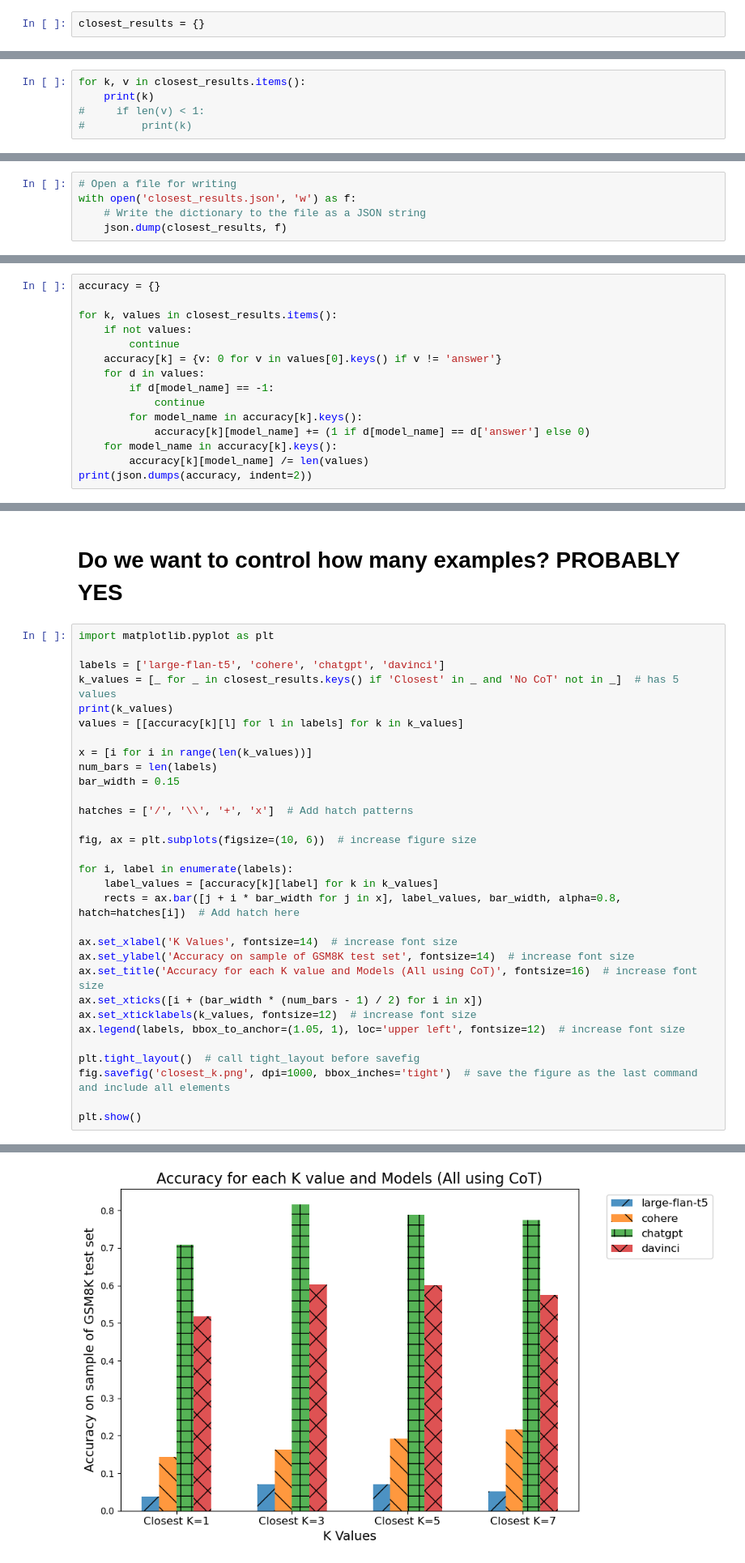
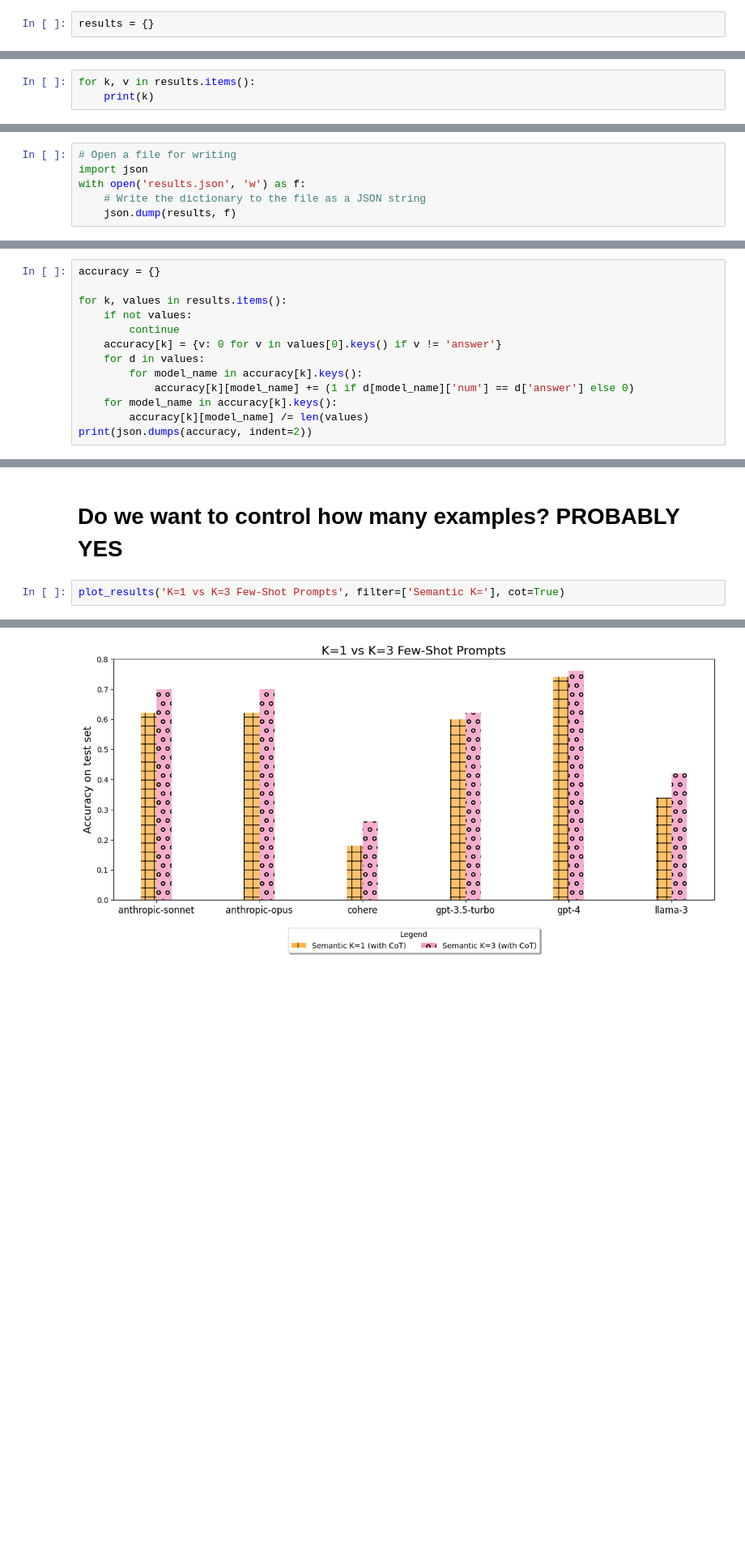
Before and after one commit to sinanuozdemir/quick-start-guide-to-llms, a Jupyter notebook: notebooks/5_adv_prompt_engineering.ipynb, the cells around one changed output, grey strips where cells are left out. Shown at 81% size. Drawn from its saved outputs; the diff is of its cells as text; blank space fills up the shorter version.

```diff
--- a/notebooks/5_adv_prompt_engineering.ipynb
+++ b/notebooks/5_adv_prompt_engineering.ipynb
@@ -996,4 +883,4 @@ gsm_sample[0]
 # %%
 import time
 # %%
-closest_results = {}
+results = {}
@@ -1162,5 +1015,3 @@ KeyboardInterrupt
 # %%
-for k, v in closest_results.items():
+for k, v in results.items():
     print(k)
-#     if len(v) < 1:
-#         print(k)
@@ -1169,5 +1029,6 @@ for k, v in closest_results.items():
 # %%
 # Open a file for writing
-with open('closest_results.json', 'w') as f:
+import json
+with open('results.json', 'w') as f:
     # Write the dictionary to the file as a JSON string
-    json.dump(closest_results, f)
+    json.dump(results, f)
@@ -1178,15 +1035,13 @@ dict_keys(['Closest K=1', 'Closest K=3', 'Closest K=5', 'Closest K=7', 'Random K
 # %%
 accuracy = {}
 
-for k, values in closest_results.items():
+for k, values in results.items():
     if not values:
         continue
     accuracy[k] = {v: 0 for v in values[0].keys() if v != 'answer'}
     for d in values:
-        if d[model_name] == -1:
-            continue
         for model_name in accuracy[k].keys():
-            accuracy[k][model_name] += (1 if d[model_name] == d['answer'] else 0)
+            accuracy[k][model_name] += (1 if d[model_name]['num'] == d['answer'] else 0)
     for model_name in accuracy[k].keys():
         accuracy[k][model_name] /= len(values)
 print(json.dumps(accuracy, indent=2))
@@ -1511,34 +1167,5 @@ Question: The Easter egg hunt team hid 100 eggs. The Smith twins each found 30 e
 # %% [markdown]
 # Do we want to control how many examples? PROBABLY YES
 # %%
-import matplotlib.pyplot as plt
-
-labels = ['large-flan-t5', 'cohere', 'chatgpt', 'davinci']
-k_values = [_ for _ in closest_results.keys() if 'Closest' in _ and 'No CoT' not in _]  # has 5 values
-print(k_values)
-values = [[accuracy[k][l] for l in labels] for k in k_values]
-
-x = [i for i in range(len(k_values))]
-num_bars = len(labels)
-bar_width = 0.15
-
-hatches = ['/', '\\', '+', 'x']  # Add hatch patterns
-
-fig, ax = plt.subplots(figsize=(10, 6))  # increase figure size
-
-for i, label in enumerate(labels):
-    label_values = [accuracy[k][label] for k in k_values]
-    rects = ax.bar([j + i * bar_width for j in x], label_values, bar_width, alpha=0.8, hatch=hatches[i])  # Add hatch here
-
-ax.set_xlabel('K Values', fontsize=14)  # increase font size
-ax.set_ylabel('Accuracy on sample of GSM8K test set', fontsize=14)  # increase font size
-ax.set_title('Accuracy for each K value and Models (All using CoT)', fontsize=16)  # increase font size
-ax.set_xticks([i + (bar_width * (num_bars - 1) / 2) for i in x])
-ax.set_xticklabels(k_values, fontsize=12)  # increase font size
-ax.legend(labels, bbox_to_anchor=(1.05, 1), loc='upper left', fontsize=12)  # increase font size
-
-plt.tight_layout()  # call tight_layout before savefig
-fig.savefig('closest_k.png', dpi=1000, bbox_inches='tight')  # save the figure as the last command and include all elements
-
-plt.show()
+plot_results('K=1 vs K=3 Few-Shot Prompts', filter=['Semantic K='], cot=True)
 # %% [output]
@@ -1546 +1172 @@ plt.show()
-[figure, old version]
+[figure, new version]
```
Also changed, not shown: parts of 116 cells of this notebook, 1 other file.
